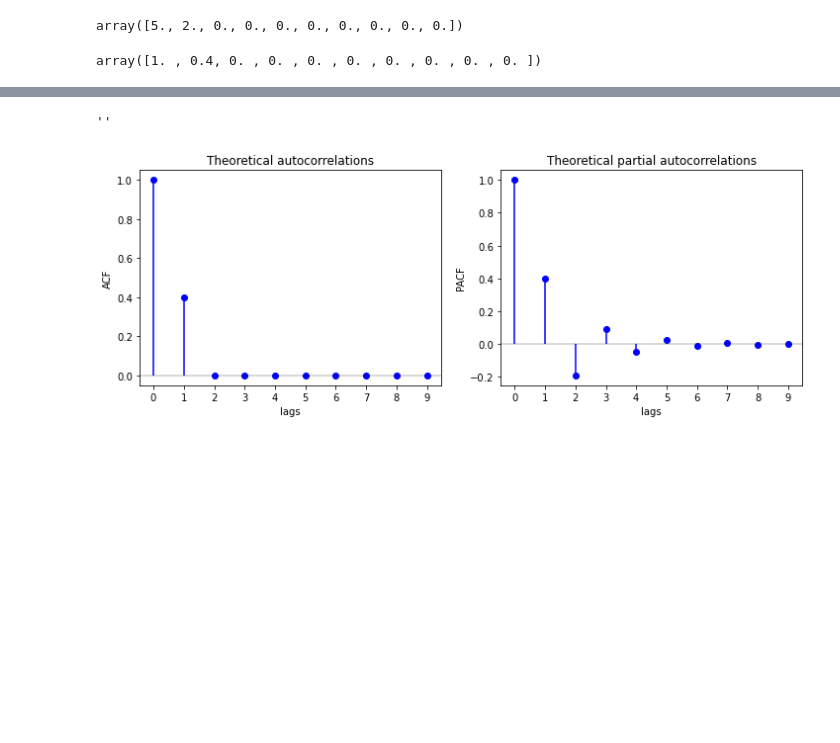
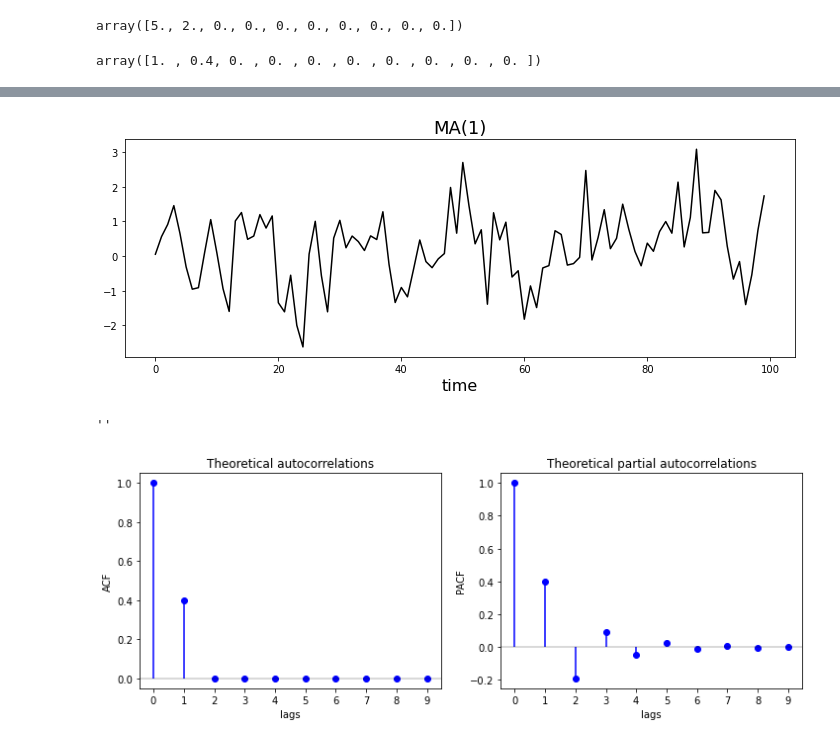
Before and after one commit to niskrev/PhDEcon108, a Jupyter notebook: docs/01-Lectures/04-ARMA/MA.ipynb, the cells around one changed output, grey strips where cells are left out. Drawn from its saved outputs; the diff is of its cells as text; code cells hidden in the pictures; blank space fills up the shorter version.

```diff
--- a/docs/01-Lectures/04-ARMA/MA.ipynb
+++ b/docs/01-Lectures/04-ARMA/MA.ipynb
@@ -111,3 +129,7 @@ Text(0.5, 1.0, 'Theoretical autocovariances')
+# %%
+plot_sample(z, process_name='MA(1)')
+# %% [output]
+[figure, added]
 # %%
 nlags = 10
 
```
Also changed, not shown: parts of 21 cells of this notebook, 44 other files.
